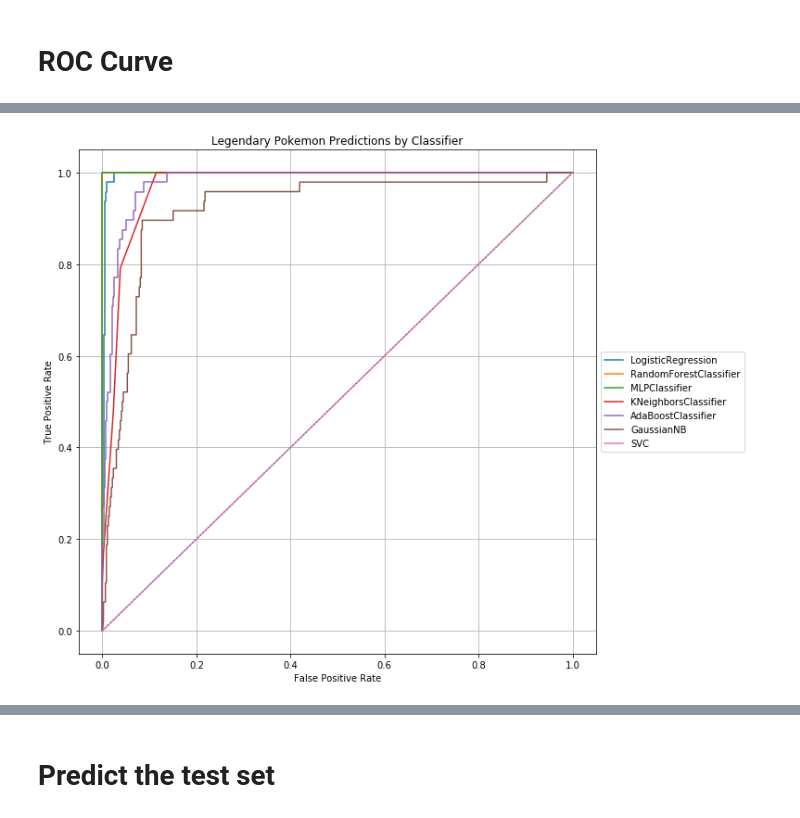
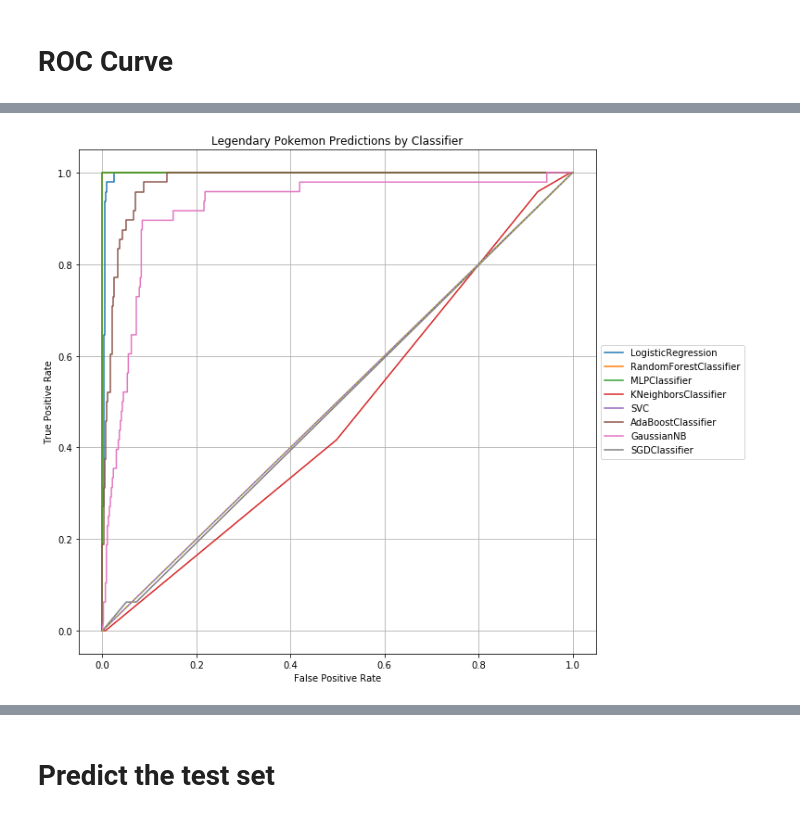
Before and after one commit to cabesd/Kaggle-pokemonlite, a Jupyter notebook: 4a Modelling.ipynb, the cells around one changed output, grey strips where cells are left out. Drawn from its saved outputs; the diff is of its cells as text; code cells hidden in the pictures.

```diff
--- a/4a Modelling.ipynb
+++ b/4a Modelling.ipynb
@@ -129,0 +195,11 @@ save_clf(aux)
+# %%
+from sklearn.neural_network import MLPClassifier
+param_grid = [
+    { 'activation': ['relu'], 'hidden_layer_sizes': [(60), (70), (80)], 'max_iter': [1000],
+      'learning_rate_init': [0.0005, 0.001, 0.002]
+    }
+]
+model = MLPClassifier()
+grid_search = GridSearchCV(model, param_grid, cv=10, scoring='precision', return_train_score=True)
+grid_search.fit(X_scaled, Y)
+show_grid_results(grid_search)
@@ -130,9 +220,10 @@ save_clf(aux)
 # %%
 from sklearn.neural_network import MLPClassifier
 param_grid = [
-#     { 'hidden_layer_sizes': [(10,10,10)], 'max_iter': [1000] } # .91153
-    { 'hidden_layer_sizes': [(10,20,10)], 'max_iter': [1000] } # .905769
-#     { 'hidden_layer_sizes': [(10,10,10,10)], 'max_iter': [1000] } # .892307
+#     { 'activation': ['relu'], 'hidden_layer_sizes': [(10), (25), (50)], 'max_iter': [1000]  },
+    { 'activation': ['tanh'], 'hidden_layer_sizes': [(25), (50), (70)], 'max_iter': [1000],
+      'learning_rate_init': [0.0005, 0.0004, 0.0003]
+    }
 ]
 model = MLPClassifier()
 grid_search = GridSearchCV(model, param_grid, cv=10, scoring='precision', return_train_score=True)
@@ -156,11 +265,12 @@ save_clf(aux)
 # %%
 from sklearn.neighbors import KNeighborsClassifier
 param_grid = [
-    { 'n_neighbors': [2, 5], 'algorithm': ['auto', 'ball_tree', 'kd_tree', 'brute'] }
+    { 'n_neighbors': [5, 8, 10], 'algorithm': ['auto'] }
+#     'ball_tree', 'kd_tree', 'brute'
 ]
 model = KNeighborsClassifier()
 grid_search = GridSearchCV(model, param_grid, cv=10, scoring='precision', return_train_score=True)
-grid_search.fit(X, Y)
+grid_search.fit(X_scaled, Y)
 show_grid_results(grid_search)
 # %% [output]
 Best parameters:
@@ -216,7 +321,7 @@ save_clf(aux)
 # %%
 from sklearn.ensemble import AdaBoostClassifier
 param_grid = [
-    { 'n_estimators': [10, 20, 50], 'algorithm': ['SAMME', 'SAMME.R'] }
+    { 'n_estimators': [48, 50, 51], 'algorithm': ['SAMME', 'SAMME.R'] }
 ]
 model = AdaBoostClassifier()
 grid_search = GridSearchCV(model, param_grid, cv=10, scoring='precision', return_train_score=True)
@@ -320,30 +426,32 @@ clfs_name
 # %%
-skip = ['SGDClassifier']
+skip = ['RidgeClassifier']
 # skip = []
+accs_scores = []
 roc_score = []
 for ix in range(len(clfs_name)):
     this_x = X_used[ix]
     this_model = clfs[ix]
     model_name = clfs_name[ix]
     model_prediction = this_model.predict(this_x)
-#     acc = accuracy_score(Y, model_prediction)
+    acc = accuracy_score(Y, model_prediction)
     prec = precision_score(Y, model_prediction)
     roc_score.append(prec)
+    accs_scores.append(acc)
     if model_name in skip: continue
 #     temp_acc = temp_acc.append({'Feature':feature_name, 'Accuracy':acc}, ignore_index=True)
     SY = this_model.predict_proba(this_x)[:,1] # second column = probability
 #     print(model_name)
     SFPR, STPR, STHRESH = roc_curve(Y, SY)
     plt.plot(SFPR, STPR, label=model_name)
 
 plt.plot([0,1],[0,1], label='', ls='dotted')
 plt.xlabel("False Positive Rate")
 plt.ylabel("True Positive Rate")
 plt.title("Legendary Pokemon Predictions by Classifier")
 plt.legend(loc='center left', bbox_to_anchor=(1, 0.5))
 plt.grid()
 plt.gcf().set_size_inches(10,10);
 # print('Feature\t      Accuracy')
 # temp_acc.sort_values(by='Accuracy', ascending=False)
 # %% [output]
-[figure, old version]
+[figure, new version]
```
Also changed, not shown: parts of 26 cells of this notebook, 8 other files.
